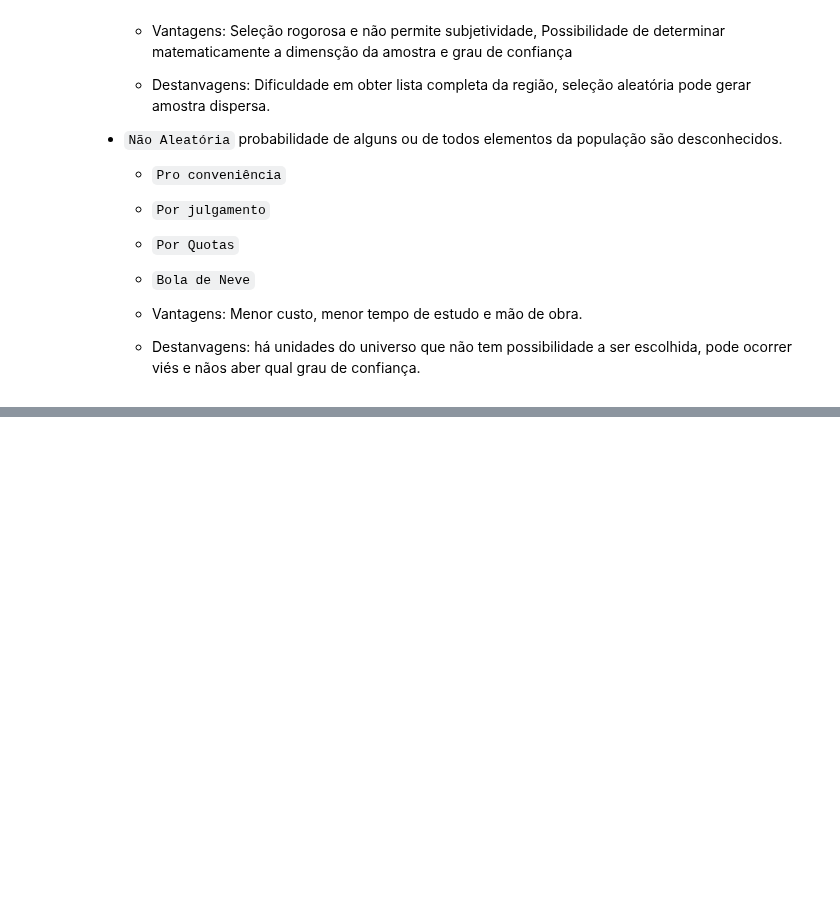
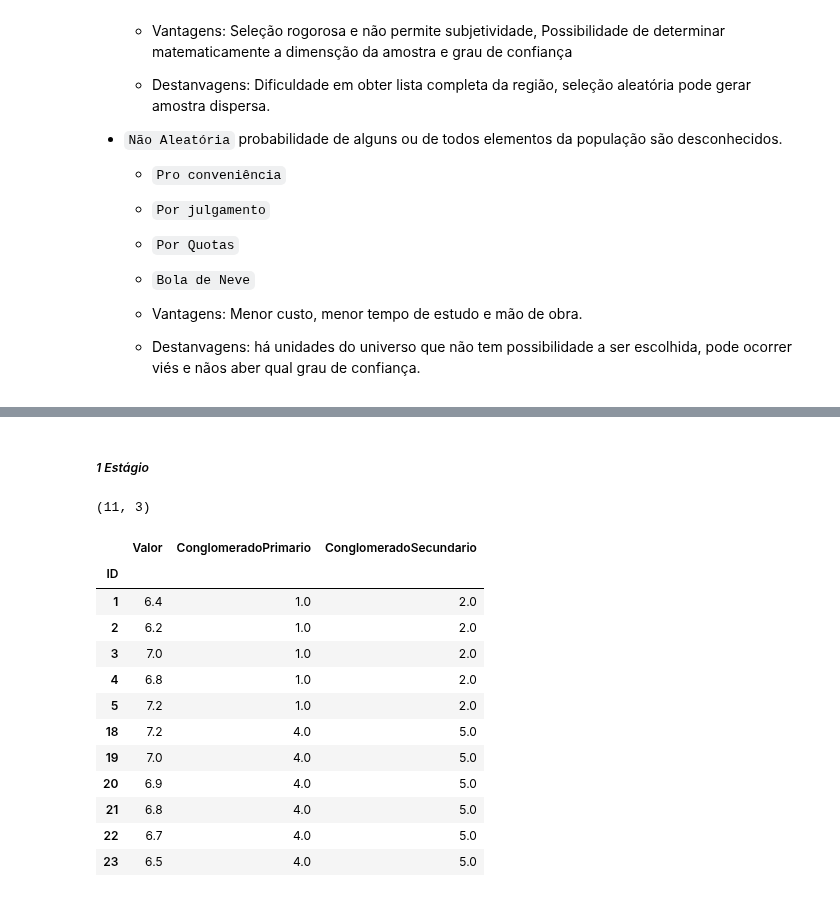
Before and after one commit to jvataidee/ManualdeAnalisedeDadosPython, a Jupyter notebook: cap6_estatistica_inferencial.ipynb, the cells around one changed output, grey strips where cells are left out. Drawn from its saved outputs; the diff is of its cells as text; code cells hidden in the pictures; blank space fills up the shorter version.

```diff
--- a/cap6_estatistica_inferencial.ipynb
+++ b/cap6_estatistica_inferencial.ipynb
@@ -46,0 +59,11 @@ from scipy.stats import chi2_contingency, spearmanr
+# %%
+populacao = {
+    'ID': list(range(1, 31)),
+    'Valor': [6.4, 6.2, 7.0, 6.8, 7.2, 6.4, 6.5, 7.1, 6.8, 6.9, 7.0, 7.1, 6.6, 6.8, 6.7,
+              6.3, 6.6, 7.2, 7.0, 6.9, 6.8, 6.7, 6.5, 7.2, 6.8, 6.9, 7.0, 6.7, 6.9, 6.9]
+}
+
+
+df_populacao = pd.DataFrame(populacao).set_index("ID")
+print(df_populacao.shape)
+df_populacao.head()
@@ -46,0 +155,19 @@ from scipy.stats import chi2_contingency, spearmanr
+# %%
+# Definir o número de conglomerados
+num_conglomerados = 5
+# %%
+# Definir o tamanho do conglomerado
+tamanho_conglomerado = len(df_populacao) // num_conglomerados
+
+# Atribuir o conglomerado primário
+for i in range(1, num_conglomerados + 1):
+    inicio = (i - 1) * tamanho_conglomerado
+    fim = i * tamanho_conglomerado
+    df_populacao.loc[inicio:fim, 'ConglomeradoPrimario'] = i
+
+
+# Atribuir o conglomerado secundário
+for i in range(1, num_conglomerados + 1):
+    inicio = (i - 2) * tamanho_conglomerado
+    fim = i * tamanho_conglomerado
+    df_populacao.loc[inicio:fim, 'ConglomeradoSecundario'] = i
@@ -46,0 +184,31 @@ from scipy.stats import chi2_contingency, spearmanr
+# %% [markdown]
+##### *1 Estágio*
+# %%
+# Conglomerados primários
+conglomerados_primarios = df_populacao['ConglomeradoPrimario'].unique()
+
+# Definir o número de conglomerados primários a serem selecionados
+num_conglomerados_primarios_amostra = 2
+
+# Selecionar aleatoriamente os conglomerados primários
+conglomerados_primarios_amostra = random.sample(list(conglomerados_primarios), k=num_conglomerados_primarios_amostra)
+
+# Realizar a amostragem por conglomerado em um estágio
+amostra_um_estagio = df_populacao[df_populacao['ConglomeradoPrimario'].isin(conglomerados_primarios_amostra)]
+print(amostra_um_estagio.shape)
+amostra_um_estagio
+# %% [output]
+(11, 3)
+|  | Valor | ConglomeradoPrimario | ConglomeradoSecundario |
+| ID |  |  |  |
+| 1 | 6.4 | 1.0 | 2.0 |
+| 2 | 6.2 | 1.0 | 2.0 |
+| 3 | 7.0 | 1.0 | 2.0 |
+| 4 | 6.8 | 1.0 | 2.0 |
+| 5 | 7.2 | 1.0 | 2.0 |
+| 18 | 7.2 | 4.0 | 5.0 |
+| 19 | 7.0 | 4.0 | 5.0 |
+| 20 | 6.9 | 4.0 | 5.0 |
+| 21 | 6.8 | 4.0 | 5.0 |
+| 22 | 6.7 | 4.0 | 5.0 |
+| 23 | 6.5 | 4.0 | 5.0 |
```
Also changed, not shown: parts of 19 cells of this notebook.
